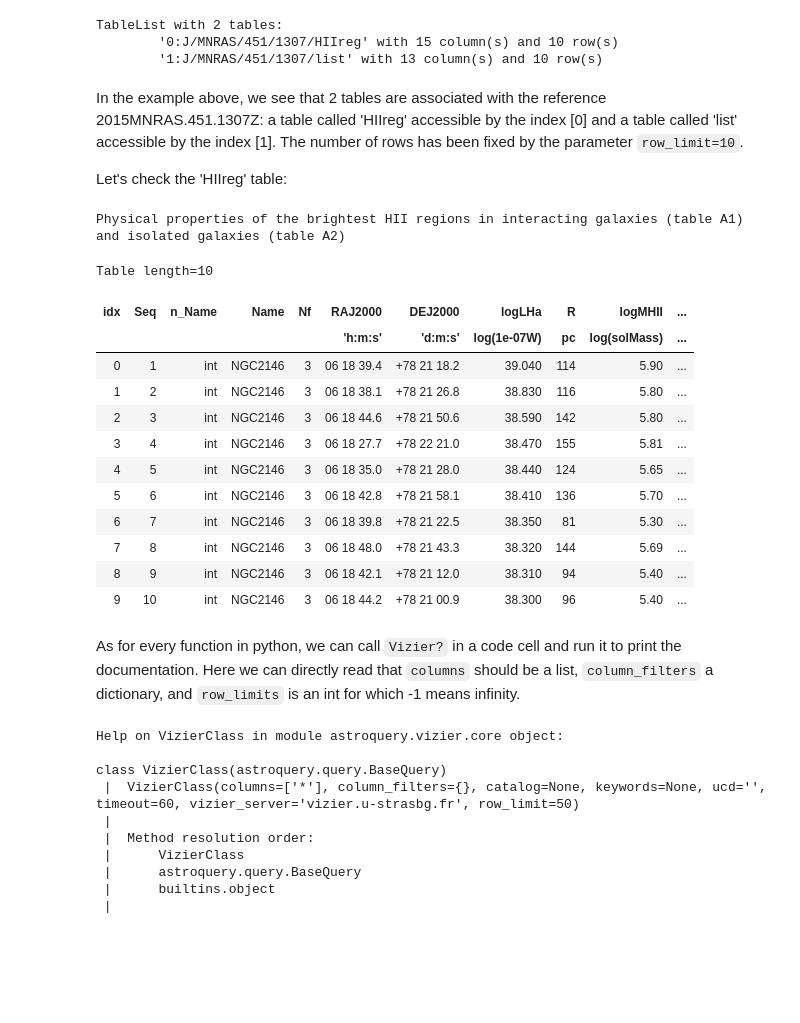
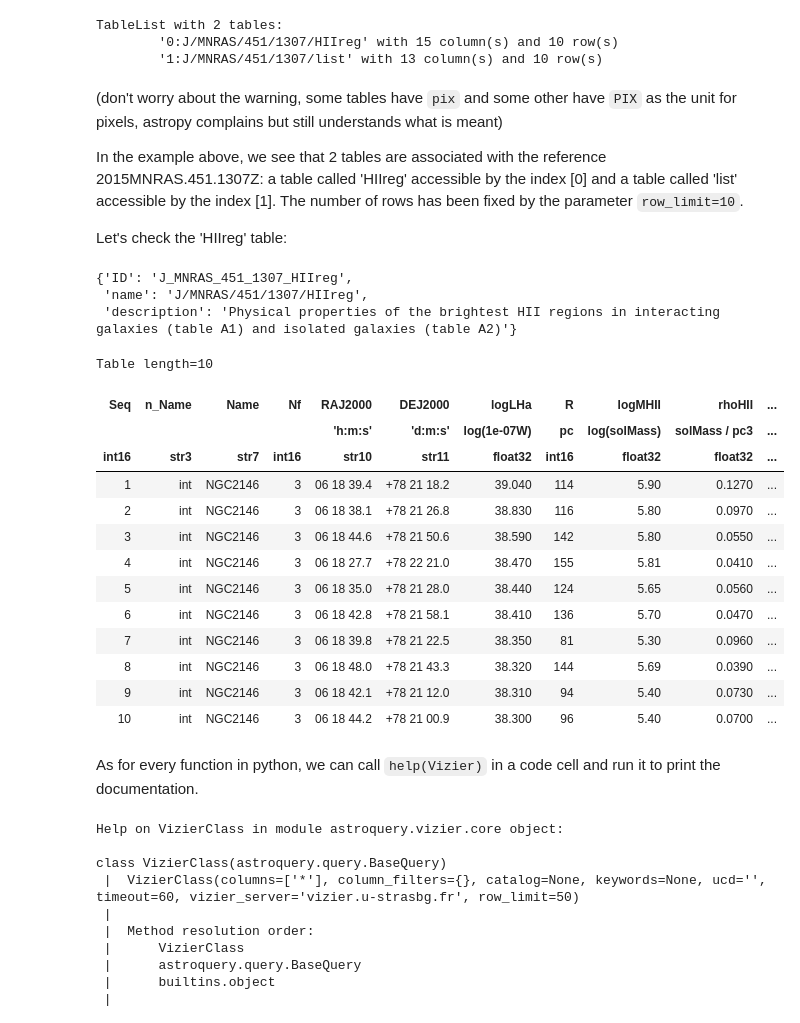
Before and after one commit to cds-astro/tutorials, a Jupyter notebook: Notebooks/1_Intro_to_CDS_services_in_notebooks.ipynb, the cells around one changed output. Drawn from its saved outputs; the diff is of its cells as text; code cells hidden in the pictures; blank space fills up the shorter version.

```diff
--- a/Notebooks/1_Intro_to_CDS_services_in_notebooks.ipynb
+++ b/Notebooks/1_Intro_to_CDS_services_in_notebooks.ipynb
@@ -199,30 +198,38 @@ TableList with 2 tables:
         '0:J/MNRAS/451/1307/HIIreg' with 15 column(s) and 10 row(s)
         '1:J/MNRAS/451/1307/list' with 13 column(s) and 10 row(s)
 # %% [markdown]
+(don't worry about the warning, some tables have `pix` and some other have `PIX` as the unit for pixels, astropy complains but still understands what is meant)
+
 In the example above, we see that 2 tables are associated with the reference 2015MNRAS.451.1307Z: a table called 'HIIreg' accessible by the index [0] and a table called 'list' accessible by the index [1]. The number of rows has been fixed by the parameter `row_limit=10`.
 
 Let's check the 'HIIreg' table:
+# %%
+# print the metadata
+cat_viz[0].meta
+# %% [output]
+{'ID': 'J_MNRAS_451_1307_HIIreg',
+ 'name': 'J/MNRAS/451/1307/HIIreg',
+ 'description': 'Physical properties of the brightest HII regions in interacting galaxies (table A1) and isolated galaxies (table A2)'}
 # %%
-print(cat_viz[0].meta["description"])
-
-cat_viz[0].show_in_notebook()
+# print the table itself
+cat_viz[0]
 # %% [output]
-Physical properties of the brightest HII regions in interacting galaxies (table A1) and isolated galaxies (table A2)
+Table length=10
-Table length=10
-| idx | Seq | n_Name | Name | Nf | RAJ2000 | DEJ2000 | logLHa | R | logMHII | ... |
-|  |  |  |  |  | 'h:m:s' | 'd:m:s' | log(1e-07W) | pc | log(solMass) | ... |
-| 0 | 1 | int | NGC2146 | 3 | 06 18 39.4 | +78 21 18.2 | 39.040 | 114 | 5.90 | ... |
-| 1 | 2 | int | NGC2146 | 3 | 06 18 38.1 | +78 21 26.8 | 38.830 | 116 | 5.80 | ... |
-| 2 | 3 | int | NGC2146 | 3 | 06 18 44.6 | +78 21 50.6 | 38.590 | 142 | 5.80 | ... |
-| 3 | 4 | int | NGC2146 | 3 | 06 18 27.7 | +78 22 21.0 | 38.470 | 155 | 5.81 | ... |
-| 4 | 5 | int | NGC2146 | 3 | 06 18 35.0 | +78 21 28.0 | 38.440 | 124 | 5.65 | ... |
-| 5 | 6 | int | NGC2146 | 3 | 06 18 42.8 | +78 21 58.1 | 38.410 | 136 | 5.70 | ... |
-| 6 | 7 | int | NGC2146 | 3 | 06 18 39.8 | +78 21 22.5 | 38.350 | 81 | 5.30 | ... |
-| 7 | 8 | int | NGC2146 | 3 | 06 18 48.0 | +78 21 43.3 | 38.320 | 144 | 5.69 | ... |
-| 8 | 9 | int | NGC2146 | 3 | 06 18 42.1 | +78 21 12.0 | 38.310 | 94 | 5.40 | ... |
-| 9 | 10 | int | NGC2146 | 3 | 06 18 44.2 | +78 21 00.9 | 38.300 | 96 | 5.40 | ... |
+| Seq | n_Name | Name | Nf | RAJ2000 | DEJ2000 | logLHa | R | logMHII | rhoHII | ... |
+|  |  |  |  | 'h:m:s' | 'd:m:s' | log(1e-07W) | pc | log(solMass) | solMass / pc3 | ... |
+| int16 | str3 | str7 | int16 | str10 | str11 | float32 | int16 | float32 | float32 | ... |
+| 1 | int | NGC2146 | 3 | 06 18 39.4 | +78 21 18.2 | 39.040 | 114 | 5.90 | 0.1270 | ... |
+| 2 | int | NGC2146 | 3 | 06 18 38.1 | +78 21 26.8 | 38.830 | 116 | 5.80 | 0.0970 | ... |
+| 3 | int | NGC2146 | 3 | 06 18 44.6 | +78 21 50.6 | 38.590 | 142 | 5.80 | 0.0550 | ... |
+| 4 | int | NGC2146 | 3 | 06 18 27.7 | +78 22 21.0 | 38.470 | 155 | 5.81 | 0.0410 | ... |
+| 5 | int | NGC2146 | 3 | 06 18 35.0 | +78 21 28.0 | 38.440 | 124 | 5.65 | 0.0560 | ... |
+| 6 | int | NGC2146 | 3 | 06 18 42.8 | +78 21 58.1 | 38.410 | 136 | 5.70 | 0.0470 | ... |
+| 7 | int | NGC2146 | 3 | 06 18 39.8 | +78 21 22.5 | 38.350 | 81 | 5.30 | 0.0960 | ... |
+| 8 | int | NGC2146 | 3 | 06 18 48.0 | +78 21 43.3 | 38.320 | 144 | 5.69 | 0.0390 | ... |
+| 9 | int | NGC2146 | 3 | 06 18 42.1 | +78 21 12.0 | 38.310 | 94 | 5.40 | 0.0730 | ... |
+| 10 | int | NGC2146 | 3 | 06 18 44.2 | +78 21 00.9 | 38.300 | 96 | 5.40 | 0.0700 | ... |
 # %% [markdown]
-As for every function in python, we can call `Vizier?` in a code cell and run it to print the documentation. Here we can directly read that `columns` should be a list, `column_filters` a dictionary, and `row_limits` is an int for which -1 means infinity.
+As for every function in python, we can call `help(Vizier)` in a code cell and run it to print the documentation.
 # %%
 help(Vizier)
 # %% [output]
```
Also changed, not shown: parts of 7 cells of this notebook.
